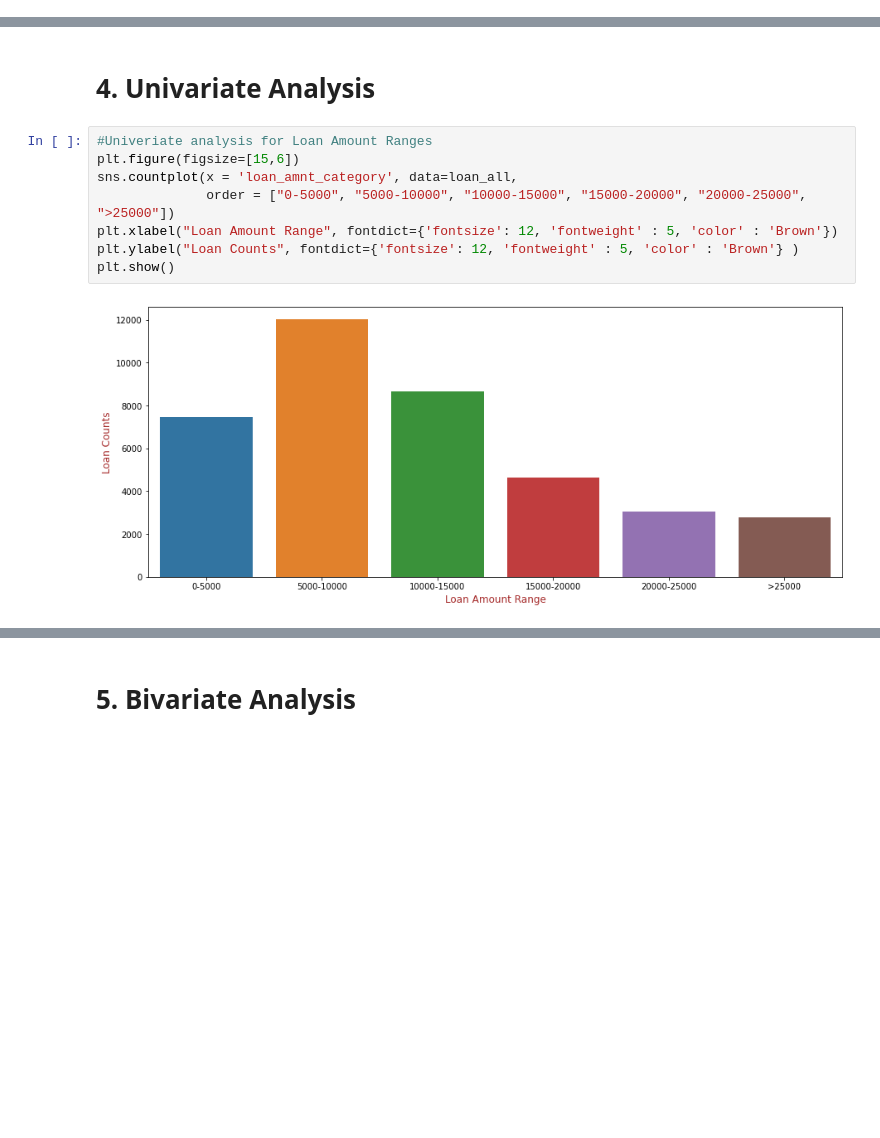
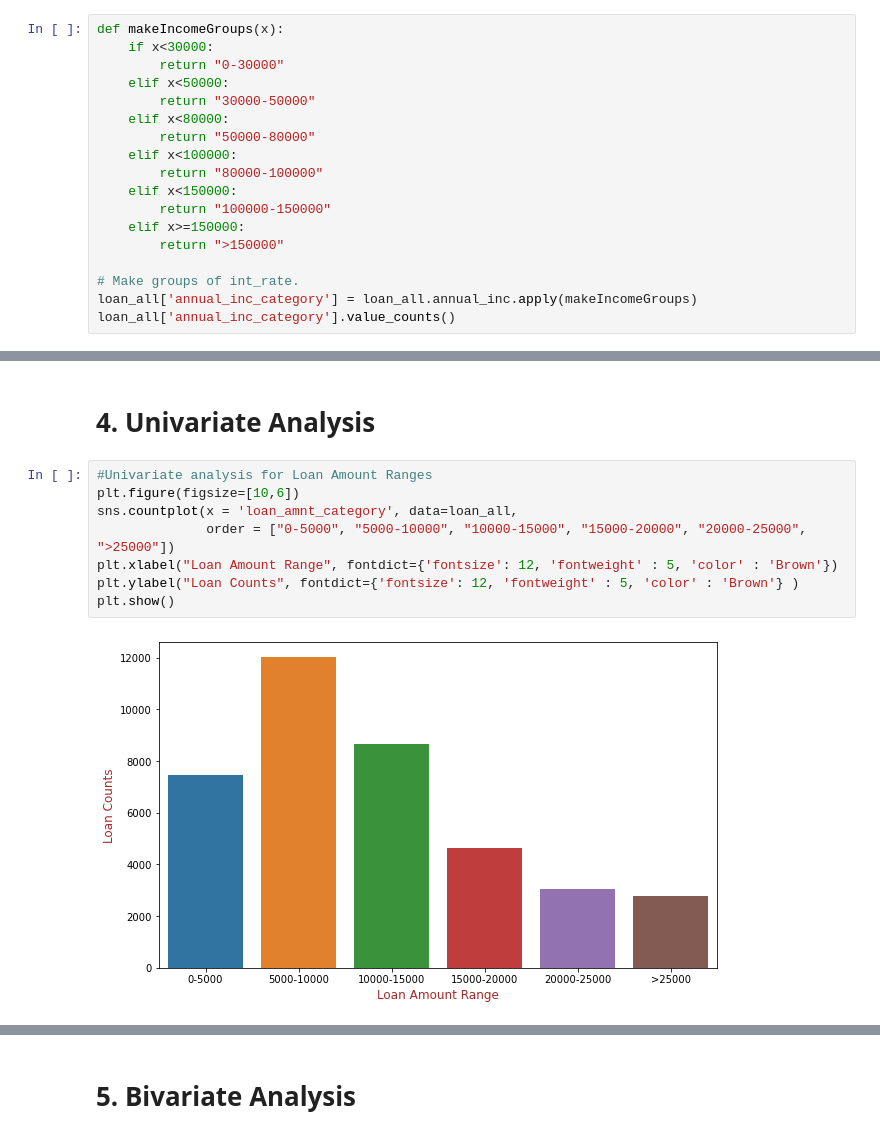
Before and after one commit to bappa-2000/LendingClubCaseStudy, a Jupyter notebook: Sanjay_Saini.ipynb, the cells around one changed output, grey strips where cells are left out. Drawn from its saved outputs; the diff is of its cells as text; blank space fills up the shorter version.

```diff
--- a/Sanjay_Saini.ipynb
+++ b/Sanjay_Saini.ipynb
@@ -337,0 +350,18 @@ Name: loan_amnt_category, dtype: int64
+# %%
+def makeIncomeGroups(x):
+    if x<30000:
+        return "0-30000"
+    elif x<50000:
+        return "30000-50000"
+    elif x<80000:
+        return "50000-80000"
+    elif x<100000:
+        return "80000-100000"
+    elif x<150000:
+        return "100000-150000"
+    elif x>=150000:
+        return ">150000"
+
+# Make groups of int_rate.
+loan_all['annual_inc_category'] = loan_all.annual_inc.apply(makeIncomeGroups)
+loan_all['annual_inc_category'].value_counts()
@@ -338,13 +376,13 @@ Name: loan_amnt_category, dtype: int64
 # %% [markdown]
 # 4. Univariate Analysis
 # %%
-#Univeriate analysis for Loan Amount Ranges
-plt.figure(figsize=[15,6])
+#Univariate analysis for Loan Amount Ranges
+plt.figure(figsize=[10,6])
 sns.countplot(x = 'loan_amnt_category', data=loan_all,
               order = ["0-5000", "5000-10000", "10000-15000", "15000-20000", "20000-25000", ">25000"])
 plt.xlabel("Loan Amount Range", fontdict={'fontsize': 12, 'fontweight' : 5, 'color' : 'Brown'})
 plt.ylabel("Loan Counts", fontdict={'fontsize': 12, 'fontweight' : 5, 'color' : 'Brown'} )
 plt.show()
 # %% [output]
-[figure, old version]
+[figure, new version]
 # %%
```
Also changed, not shown: parts of 11 cells of this notebook.
